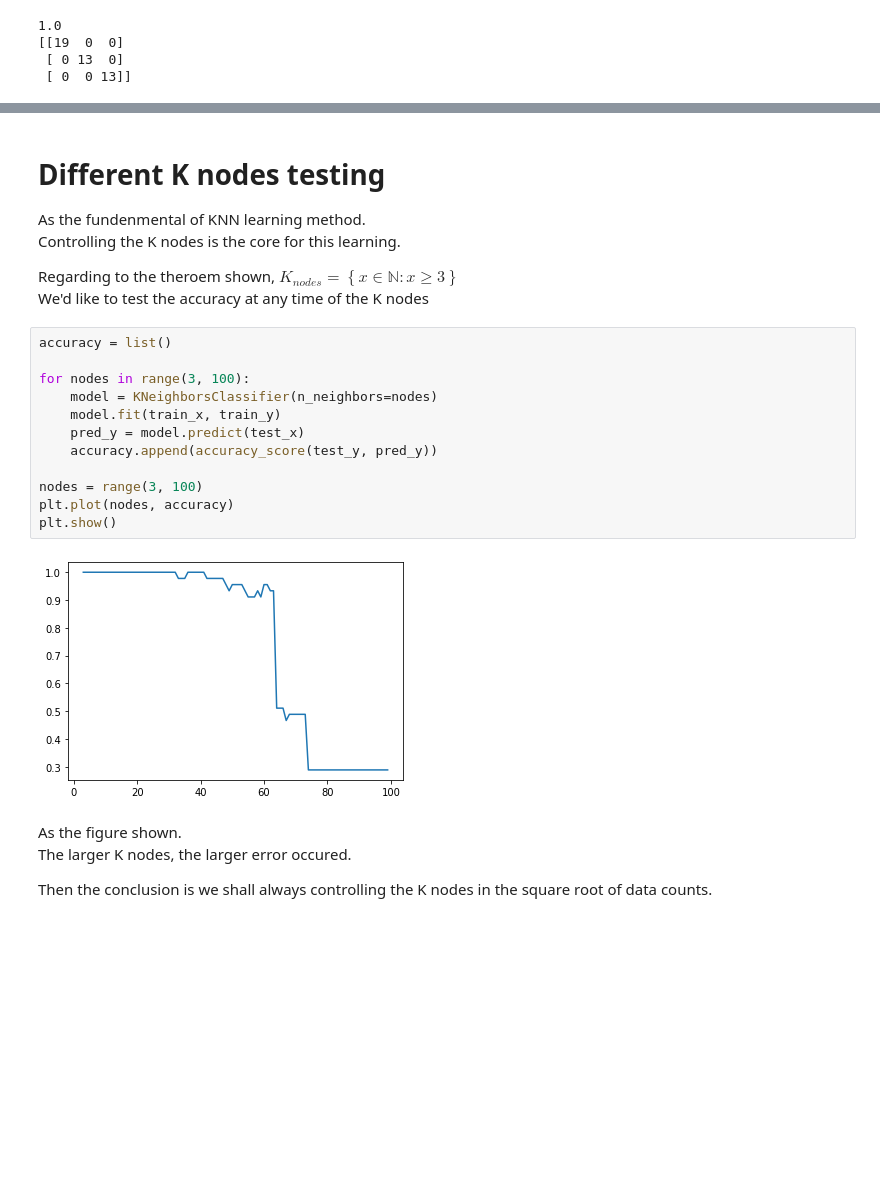
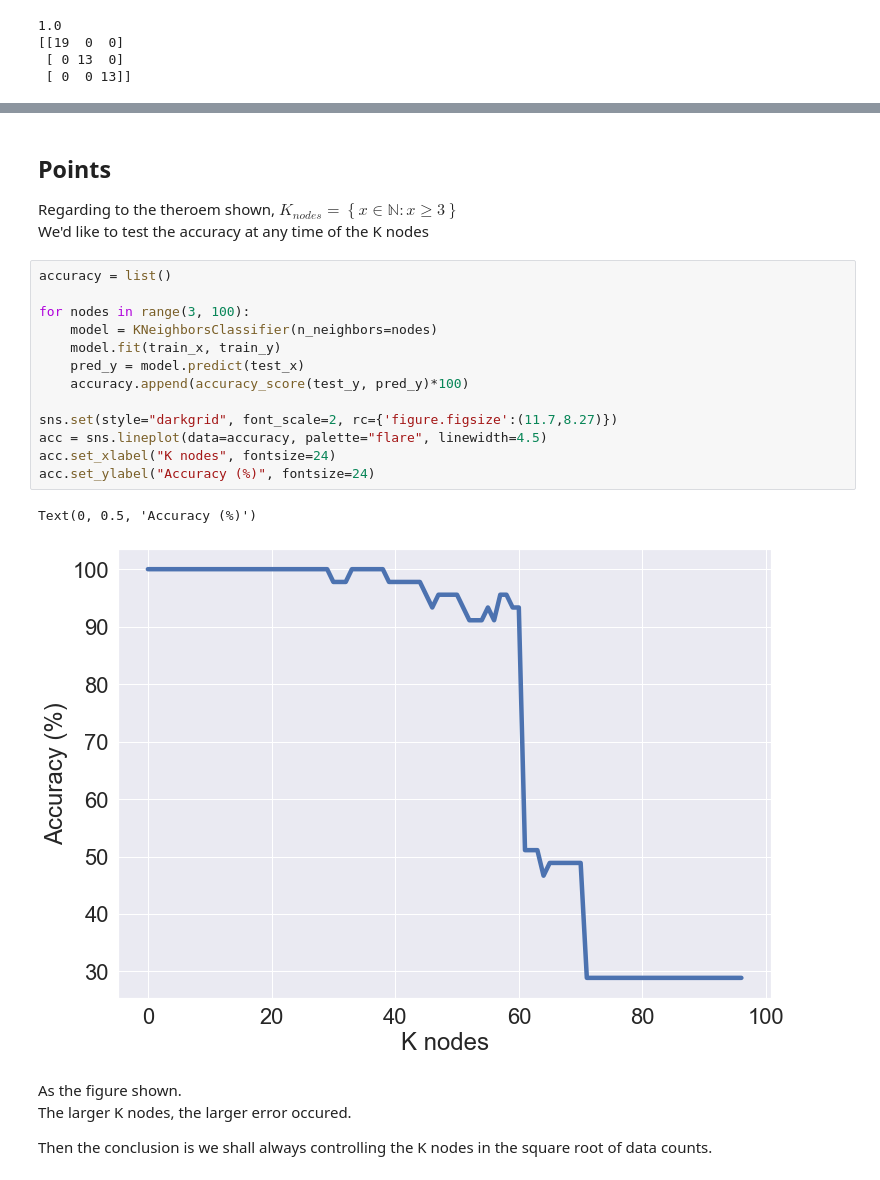
Before and after one commit to LTurret/NFU-Biotech-MachineLearning, a Jupyter notebook: src/6.K-NearestNeighbors/PRACTICE_6_KNN_01.ipynb, the cells around one changed output, grey strips where cells are left out. Saved outputs shown, nothing was run; the diff lists cells and outputs as text; blank space fills up the shorter version.

```diff
--- a/src/6.K-NearestNeighbors/PRACTICE_6_KNN_01.ipynb
+++ b/src/6.K-NearestNeighbors/PRACTICE_6_KNN_01.ipynb
@@ -110,25 +154,24 @@ print(confusion_matrix(test_y, pred_y))
 # %% [markdown]
-# Different K nodes testing
-
-As the fundenmental of KNN learning method.
-Controlling the K nodes is the core for this learning.
+## Points
 
 Regarding to the theroem shown, $K_{nodes} = \left \{ x \in \mathbb{N}: x \geq 3 \right \}$
 We'd like to test the accuracy at any time of the K nodes
 # %%
 accuracy = list()
 
 for nodes in range(3, 100):
     model = KNeighborsClassifier(n_neighbors=nodes)
     model.fit(train_x, train_y)
     pred_y = model.predict(test_x)
-    accuracy.append(accuracy_score(test_y, pred_y))
+    accuracy.append(accuracy_score(test_y, pred_y)*100)
 
-nodes = range(3, 100)
-plt.plot(nodes, accuracy)
-plt.show()
+sns.set(style="darkgrid", font_scale=2, rc={'figure.figsize':(11.7,8.27)})
+acc = sns.lineplot(data=accuracy, palette="flare", linewidth=4.5)
+acc.set_xlabel("K nodes", fontsize=24)
+acc.set_ylabel("Accuracy (%)", fontsize=24)
 # %% [output]
+Text(0, 0.5, 'Accuracy (%)')
-[figure, old version]
+[figure, new version]
 # %% [markdown]
 As the figure shown.
 The larger K nodes, the larger error occured.
```
Also changed, not shown: parts of 6 cells of this notebook, 2 other files.
